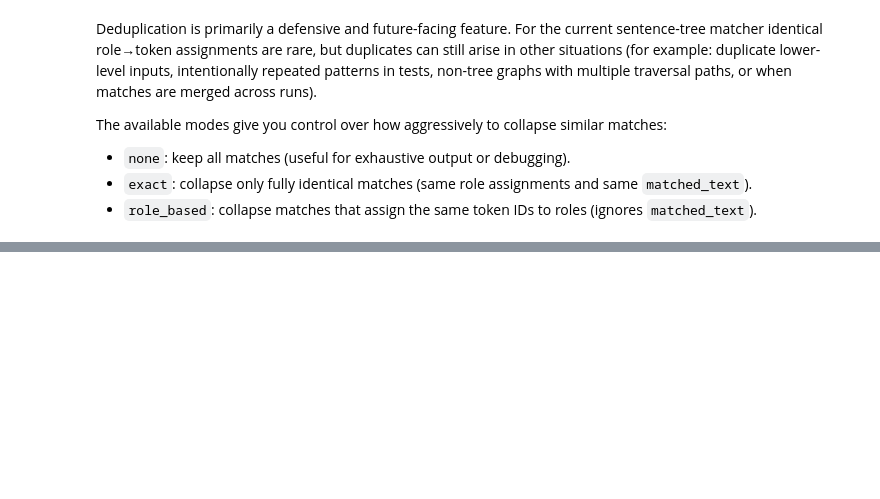
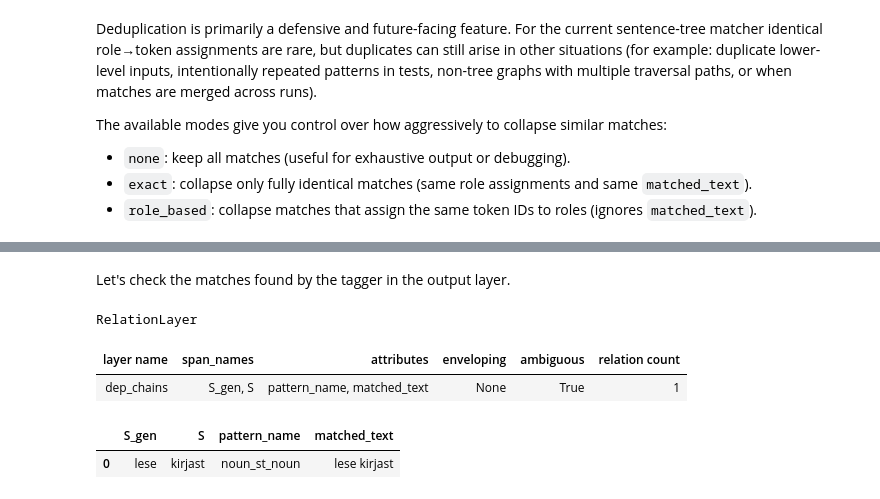
Before and after one commit to SanderSaska/EstNLTK_DependencyChains, a Jupyter notebook: DepChainTagger.ipynb, the cells around one changed output, grey strips where cells are left out. Drawn from its saved outputs; the diff is of its cells as text; code cells hidden in the pictures; blank space fills up the shorter version.

```diff
--- a/DepChainTagger.ipynb
+++ b/DepChainTagger.ipynb
@@ -1137,0 +1316,18 @@ The available modes give you control over how aggressively to collapse similar m
+# %%
+sample_text = "Väga ilmekas on lõik lastega, noore lese kirjast."
+text_obj = estnltk.Text(sample_text)
+text_obj.tag_layer("morph_extended")
+stanza_syntax_tagger.tag(text_obj)
+
+# Run the tagger
+cd_tagger.tag(text_obj);
+# %% [markdown]
+Let's check the matches found by the tagger in the output layer.
+# %%
+display(text_obj["dep_chains"])
+# %% [output]
+RelationLayer
+| layer name | span_names | attributes | enveloping | ambiguous | relation count |
+| dep_chains | S_gen, S | pattern_name, matched_text | None | True | 1 |
+|  | S_gen | S | pattern_name | matched_text |
+| 0 | lese | kirjast | noun_st_noun | lese kirjast |
```
Also changed, not shown: parts of 24 cells of this notebook, 1 other file.
